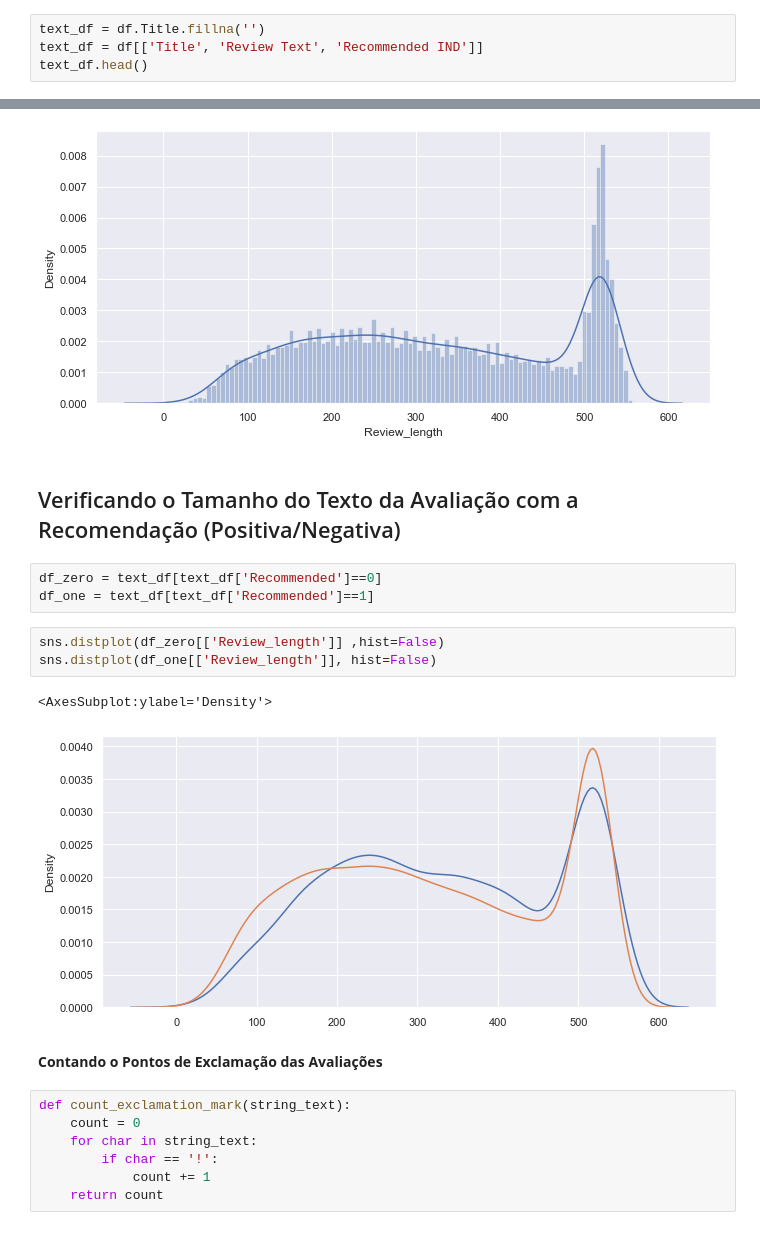
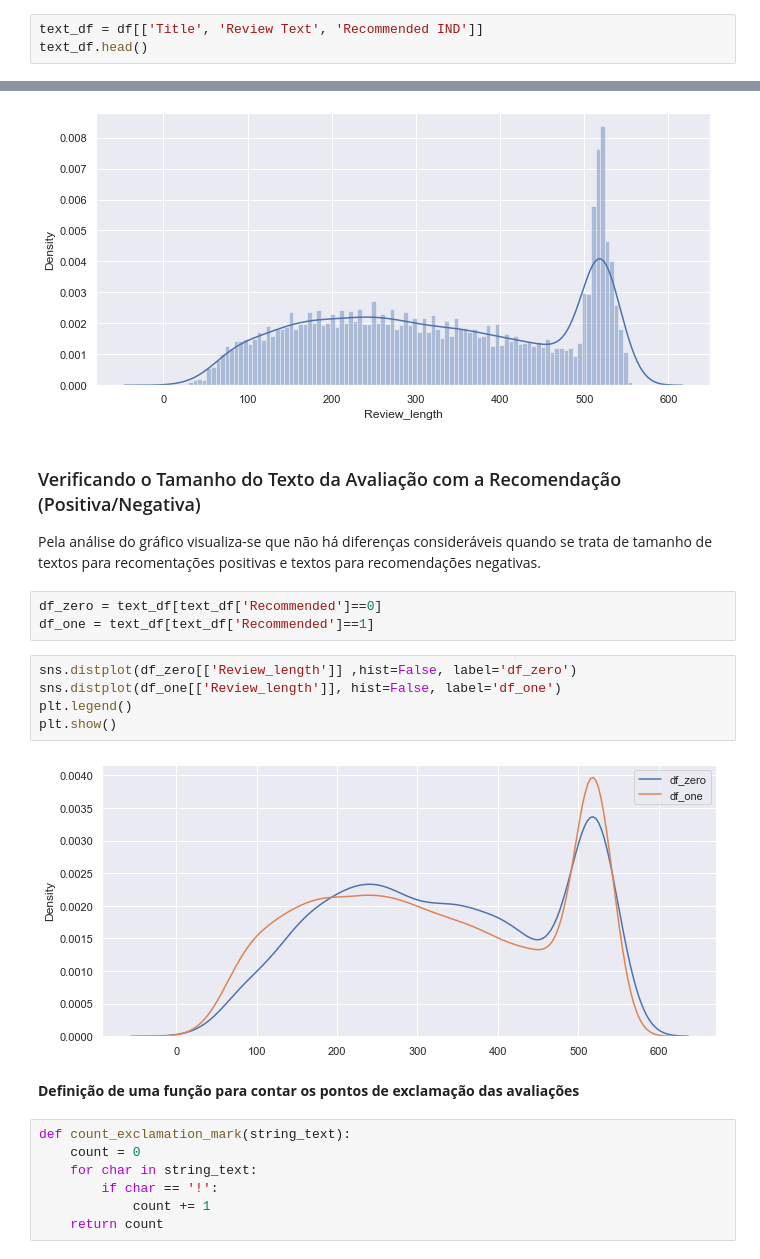
Before and after one commit to msmattos/PLN-Womens-Clothing-E-Commerce-Reviews, a Jupyter notebook: Womens-ecommerce-clothing.ipynb, the cells around one changed output, grey strips where cells are left out. Drawn from its saved outputs; the diff is of its cells as text.

```diff
--- a/Womens-ecommerce-clothing.ipynb
+++ b/Womens-ecommerce-clothing.ipynb
@@ -157,5 +201,4 @@ df.loc[(df.Rating==5) & (df['Recommended IND']==0)]['Review Text'].iloc[1]
 # %%
-text_df = df.Title.fillna('')
 text_df = df[['Title', 'Review Text', 'Recommended IND']]
 text_df.head()
 # %% [output]
@@ -243,18 +293,20 @@ sns.distplot(text_df['Review_length'] ,hist=True, bins=100)
 <AxesSubplot:xlabel='Review_length', ylabel='Density'>
 [figure]
 # %% [markdown]
-## Verificando o Tamanho do Texto da Avaliação com a Recomendação (Positiva/Negativa) <a class="anchor" id="eleventh-bullet"></a>
+### Verificando o Tamanho do Texto da Avaliação com a Recomendação (Positiva/Negativa) <a class="anchor" id="eleventh-bullet"></a>
+Pela análise do gráfico visualiza-se que não há diferenças consideráveis quando se trata de tamanho de textos para recomentações positivas e textos para recomendações negativas.
 # %%
 df_zero = text_df[text_df['Recommended']==0]
 df_one = text_df[text_df['Recommended']==1]
 # %%
-sns.distplot(df_zero[['Review_length']] ,hist=False)
-sns.distplot(df_one[['Review_length']], hist=False)
+sns.distplot(df_zero[['Review_length']] ,hist=False, label='df_zero')
+sns.distplot(df_one[['Review_length']], hist=False, label='df_one')
+plt.legend()
+plt.show()
 # %% [output]
-<AxesSubplot:ylabel='Density'>
-[figure, old version]
+[figure, new version]
-# %% [markdown]
-<b>Contando o Pontos de Exclamação das Avaliações</b>
+# %% [markdown]
+<b>Definição de uma função para contar os pontos de exclamação das avaliações</b>
 # %%
 def count_exclamation_mark(string_text):
     count = 0
```
Also changed, not shown: parts of 55 cells of this notebook.
